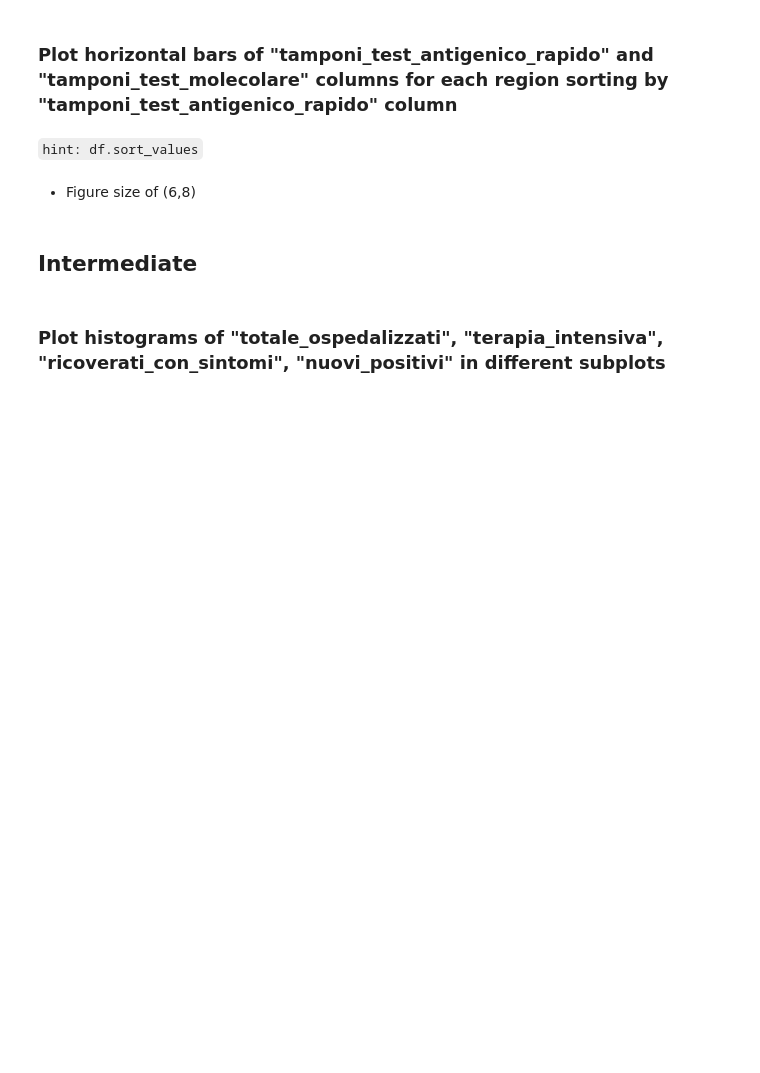
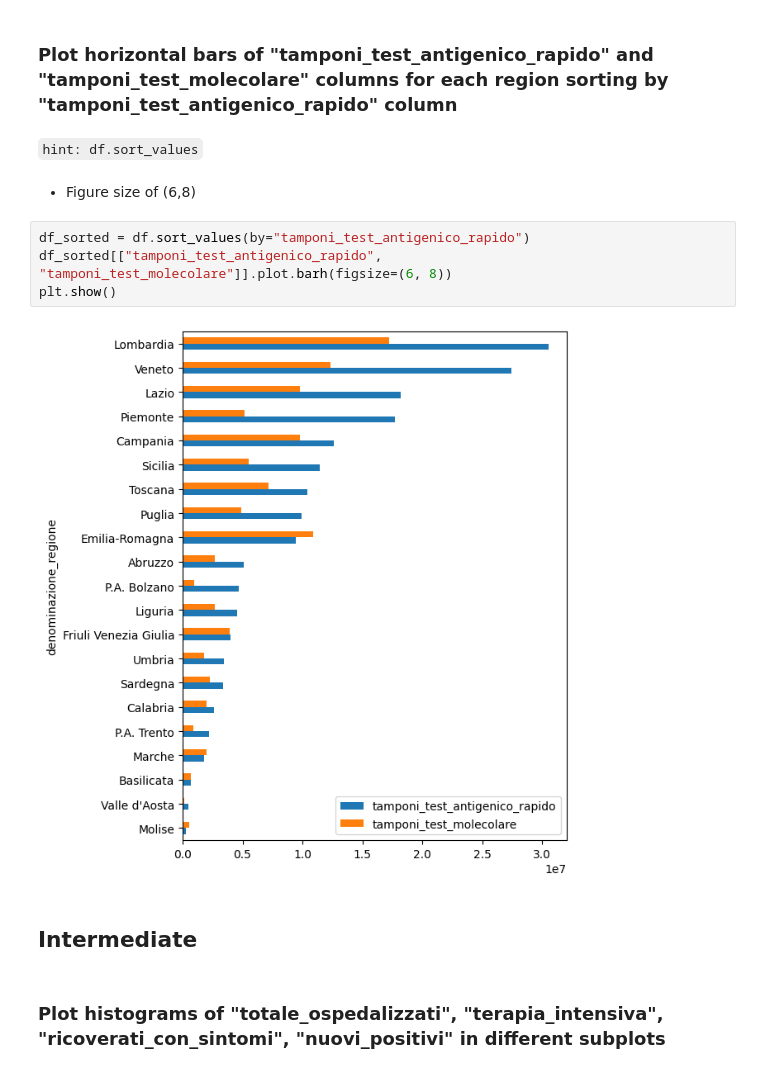
Before and after one commit to Ergys97/MLDM-Scripts, a Jupyter notebook: Python-Introduction/05-pandas-Exercises.ipynb, the cells around one changed output. Cells and saved outputs as stored; diff of their text form; blank space fills up the shorter version.

```diff
--- a/Python-Introduction/05-pandas-Exercises.ipynb
+++ b/Python-Introduction/05-pandas-Exercises.ipynb
@@ -89,6 +326,12 @@ CSV data at: https://raw.githubusercontent.com/pcm-dpc/COVID-19/master/dati-regi
 `hint: df.sort_values`
 # %% [markdown]
 - Figure size of (6,8)
+# %%
+df_sorted = df.sort_values(by="tamponi_test_antigenico_rapido")
+df_sorted[["tamponi_test_antigenico_rapido", "tamponi_test_molecolare"]].plot.barh(figsize=(6, 8))
+plt.show()
+# %% [output]
+[figure, added]
 # %% [markdown]
 ## Intermediate
 # %% [markdown]
```
Also changed, not shown: parts of 24 cells of this notebook.
